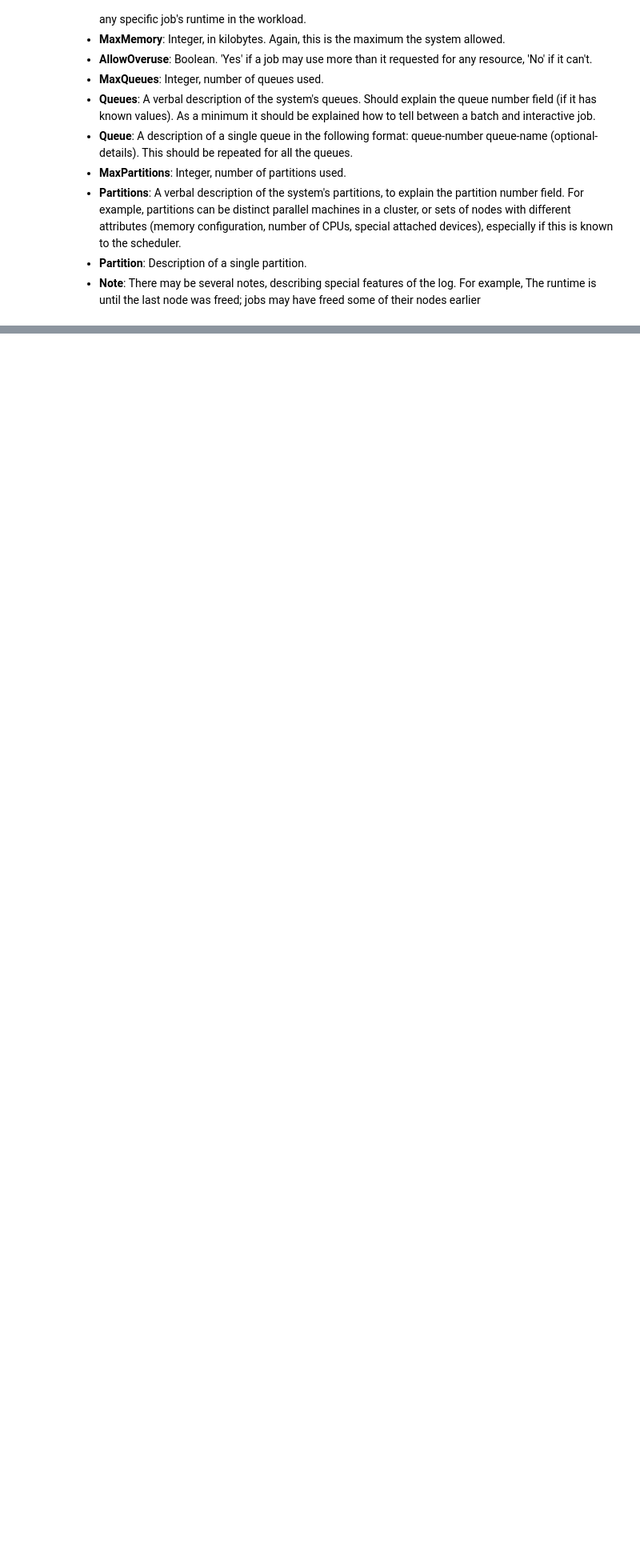
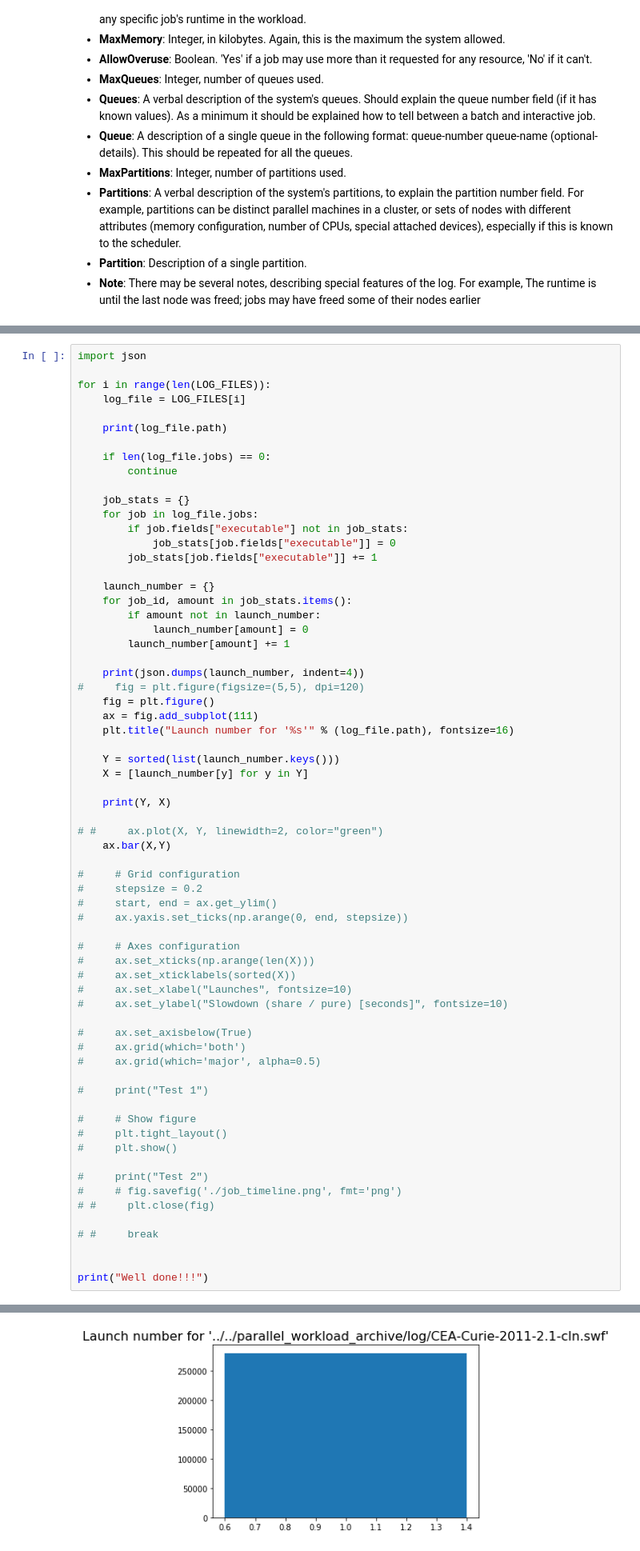
Before and after one commit to andxeg/mpi_cluster, a Jupyter notebook: log_parser/parallel_workloads_archive_parser.ipynb, the cells around one changed output, grey strips where cells are left out. Shown at 80% size. Cells and saved outputs as stored; diff of their text form; blank space fills up the shorter version.

```diff
--- a/log_parser/parallel_workloads_archive_parser.ipynb
+++ b/log_parser/parallel_workloads_archive_parser.ipynb
@@ -367,0 +531,67 @@ for log_file in LOG_FILES:
+# %%
+import json
+
+for i in range(len(LOG_FILES)):
+    log_file = LOG_FILES[i]
+
+    print(log_file.path)
+
+    if len(log_file.jobs) == 0:
+        continue
+
+    job_stats = {}
+    for job in log_file.jobs:
+        if job.fields["executable"] not in job_stats:
+            job_stats[job.fields["executable"]] = 0
+        job_stats[job.fields["executable"]] += 1
+
+    launch_number = {}
+    for job_id, amount in job_stats.items():
+        if amount not in launch_number:
+            launch_number[amount] = 0
+        launch_number[amount] += 1
+
+    print(json.dumps(launch_number, indent=4))
+#     fig = plt.figure(figsize=(5,5), dpi=120)
+    fig = plt.figure()
+    ax = fig.add_subplot(111)
+    plt.title("Launch number for '%s'" % (log_file.path), fontsize=16)
+
+    Y = sorted(list(launch_number.keys()))
+    X = [launch_number[y] for y in Y]
+
+    print(Y, X)
+
+# #     ax.plot(X, Y, linewidth=2, color="green")
+    ax.bar(X,Y)
+
+#     # Grid configuration
+#     stepsize = 0.2
+#     start, end = ax.get_ylim()
+#     ax.yaxis.set_ticks(np.arange(0, end, stepsize))
+
+#     # Axes configuration
+#     ax.set_xticks(np.arange(len(X)))
+#     ax.set_xticklabels(sorted(X))
+#     ax.set_xlabel("Launches", fontsize=10)
+#     ax.set_ylabel("Slowdown (share / pure) [seconds]", fontsize=10)
+
+#     ax.set_axisbelow(True)
+#     ax.grid(which='both')
+#     ax.grid(which='major', alpha=0.5)
+
+#     print("Test 1")
+
+#     # Show figure
+#     plt.tight_layout()
+#     plt.show()
+
+#     print("Test 2")
+#     # fig.savefig('./job_timeline.png', fmt='png')
+# #     plt.close(fig)
+
+# #     break
+
+
+print("Well done!!!")
+# %% [output]
@@ -367,0 +615 @@ for log_file in LOG_FILES:
+[figure, added]
```
Also changed, not shown: parts of 8 cells of this notebook.
